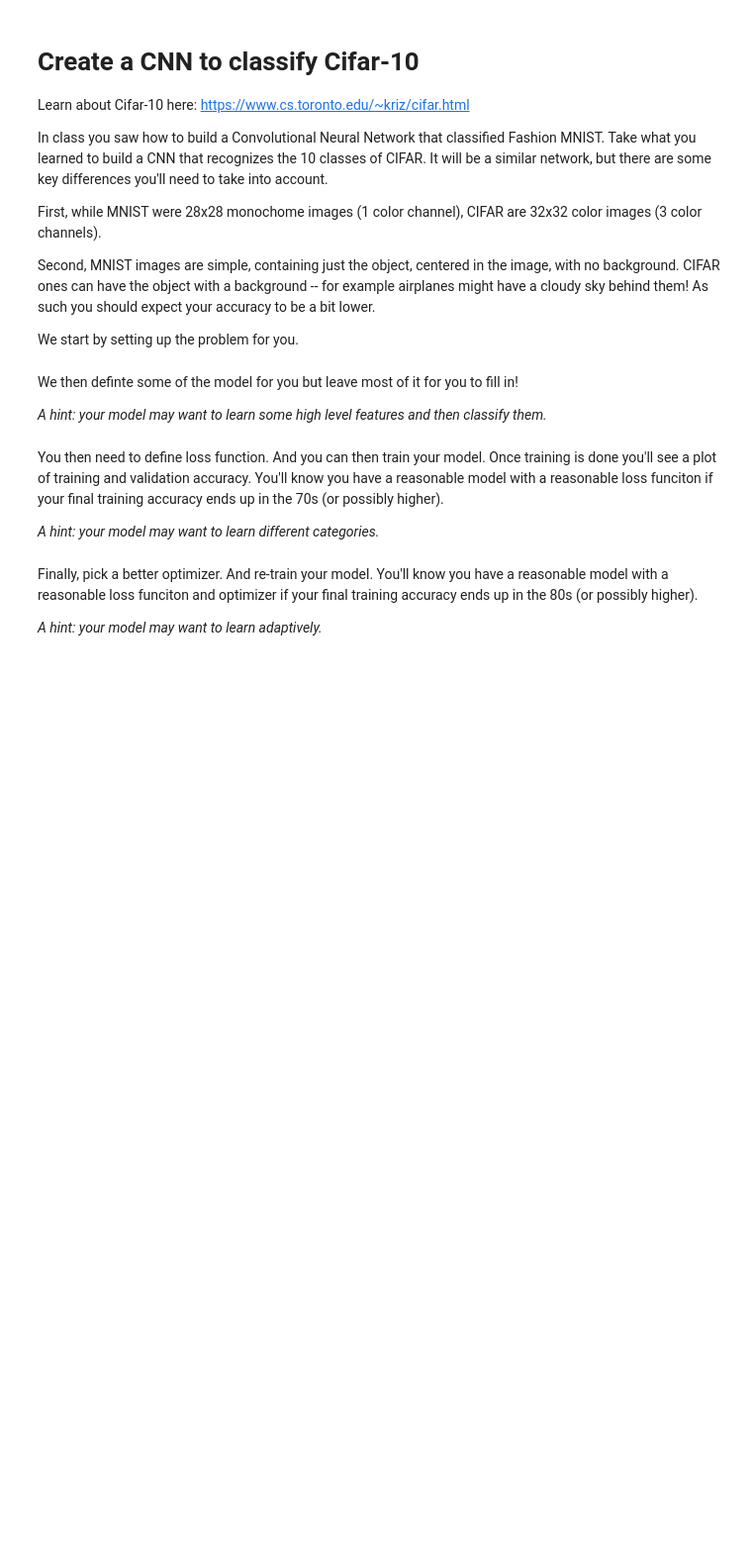
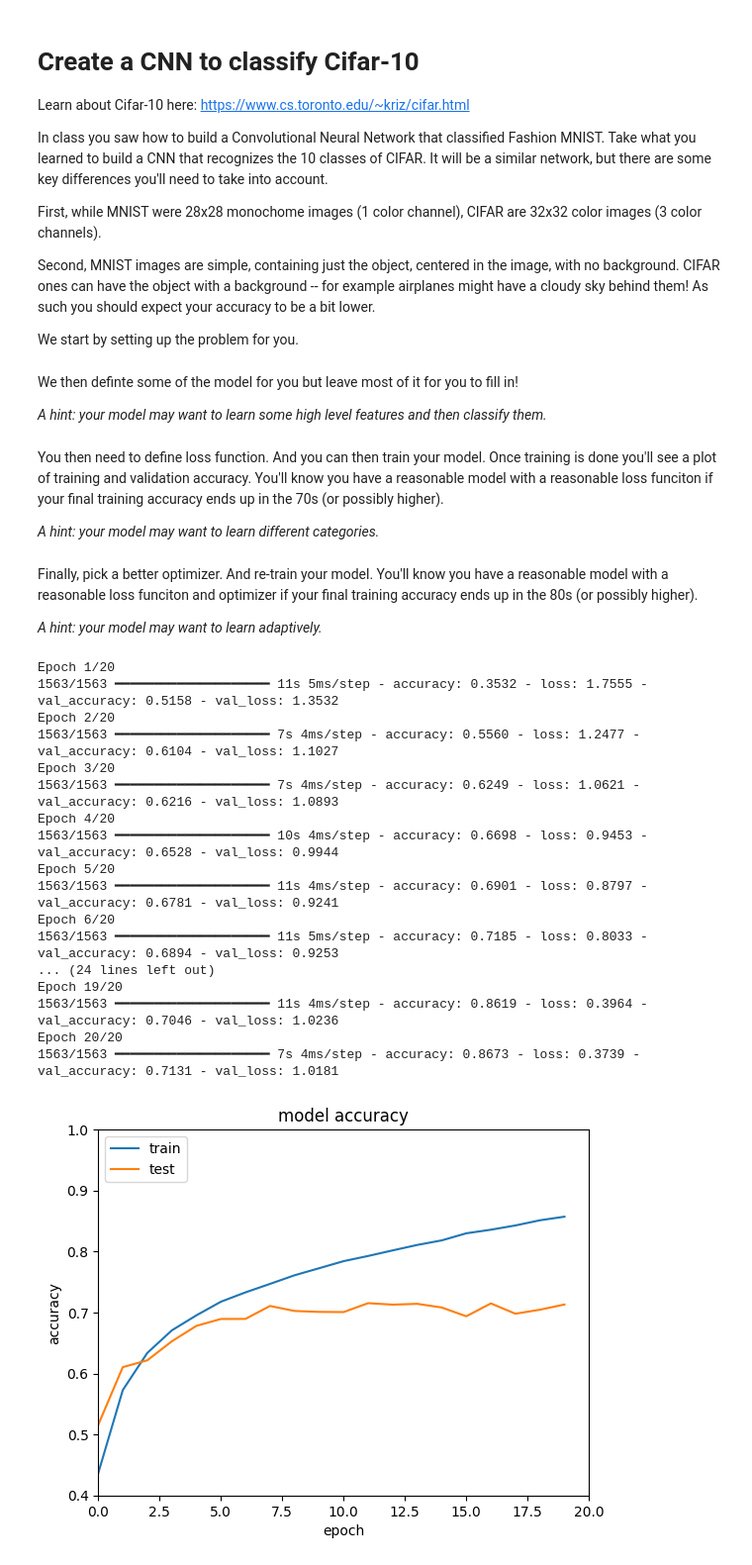
Before and after one commit to marciodbotas/MachineLearning, a Jupyter notebook: 2_3_9_Question.ipynb, the cells around one changed output. Shown at 99% size. Drawn from its saved outputs; the diff is of its cells as text; code cells hidden in the pictures; blank space fills up the shorter version.

```diff
--- a/2_3_9_Question.ipynb
+++ b/2_3_9_Question.ipynb
@@ -49,9 +30,28 @@ model = models.Sequential([
+# %%
+FIRST_LAYER = layers.Conv2D(32, (3, 3), activation='relu', input_shape=(32, 32, 3))
+HIDDEN_LAYER_TYPE_1 = layers.MaxPooling2D((2, 2))
+HIDDEN_LAYER_TYPE_2 = layers.Conv2D(64, (3, 3), activation='relu')
+HIDDEN_LAYER_TYPE_3 = layers.MaxPooling2D((2, 2))
+HIDDEN_LAYER_TYPE_4 = layers.Conv2D(64, (3, 3), activation='relu')
+HIDDEN_LAYER_TYPE_5 = layers.Dense(64, activation='relu')
+LAST_LAYER = layers.Dense(10)
+
+model = models.Sequential([
+       FIRST_LAYER,
+       HIDDEN_LAYER_TYPE_1,
+       HIDDEN_LAYER_TYPE_2,
+       HIDDEN_LAYER_TYPE_3,
+       HIDDEN_LAYER_TYPE_4,
+       layers.Flatten(),
+       HIDDEN_LAYER_TYPE_5,
+       LAST_LAYER,
+])
 # %% [markdown]
 You then need to define loss function. And you can then train your model. Once training is done you'll see a plot of training and validation accuracy. You'll know you have a reasonable model with a reasonable loss funciton if your final training accuracy ends up in the 70s (or possibly higher).
 
 *A hint: your model may want to learn different categories.*
 # %%
-LOSS = #YOUR CODE HERE#
+LOSS = tf.keras.losses.SparseCategoricalCrossentropy(from_logits=True)
 NUM_EPOCHS = 20 #You can change this value if you like to experiment with it to get better accuracy
 
 # Compile the model
@@ -78,24 +78,45 @@ Finally, pick a better optimizer. And re-train your model. You'll know you have
 
 *A hint: your model may want to learn adaptively.*
 # %%
-OPTIMIZER = #YOUR CODE HERE#
+LOSS = tf.keras.losses.SparseCategoricalCrossentropy(from_logits=True)
+NUM_EPOCHS = 20 #You can change this value if you like to experiment with it to get better accuracy
+OPTIMIZER = 'adam'
 
 # Compile the model
 model.compile(optimizer=OPTIMIZER,
               loss=LOSS,
               metrics=['accuracy'])
 
 # Fit the model
 history = model.fit(train_images, train_labels, epochs=NUM_EPOCHS,
                     validation_data=(test_images, test_labels))
 
 # summarize history for accuracy
 plt.plot(history.history['accuracy'])
 plt.plot(history.history['val_accuracy'])
 plt.title('model accuracy')
 plt.ylabel('accuracy')
 plt.xlabel('epoch')
 plt.legend(['train', 'test'], loc='upper left')
 plt.xlim([0,NUM_EPOCHS])
 plt.ylim([0.4,1.0])
 plt.show()
+# %% [output]
+Epoch 1/20
+1563/1563 ━━━━━━━━━━━━━━━━━━━━ 11s 5ms/step - accuracy: 0.3532 - loss: 1.7555 - val_accuracy: 0.5158 - val_loss: 1.3532
+Epoch 2/20
+1563/1563 ━━━━━━━━━━━━━━━━━━━━ 7s 4ms/step - accuracy: 0.5560 - loss: 1.2477 - val_accuracy: 0.6104 - val_loss: 1.1027
+Epoch 3/20
+1563/1563 ━━━━━━━━━━━━━━━━━━━━ 7s 4ms/step - accuracy: 0.6249 - loss: 1.0621 - val_accuracy: 0.6216 - val_loss: 1.0893
+Epoch 4/20
+1563/1563 ━━━━━━━━━━━━━━━━━━━━ 10s 4ms/step - accuracy: 0.6698 - loss: 0.9453 - val_accuracy: 0.6528 - val_loss: 0.9944
+Epoch 5/20
+1563/1563 ━━━━━━━━━━━━━━━━━━━━ 11s 4ms/step - accuracy: 0.6901 - loss: 0.8797 - val_accuracy: 0.6781 - val_loss: 0.9241
+Epoch 6/20
+1563/1563 ━━━━━━━━━━━━━━━━━━━━ 11s 5ms/step - accuracy: 0.7185 - loss: 0.8033 - val_accuracy: 0.6894 - val_loss: 0.9253
+... (24 lines left out)
+Epoch 19/20
+1563/1563 ━━━━━━━━━━━━━━━━━━━━ 11s 4ms/step - accuracy: 0.8619 - loss: 0.3964 - val_accuracy: 0.7046 - val_loss: 1.0236
+Epoch 20/20
+1563/1563 ━━━━━━━━━━━━━━━━━━━━ 7s 4ms/step - accuracy: 0.8673 - loss: 0.3739 - val_accuracy: 0.7131 - val_loss: 1.0181
+[figure, added]
```
Also changed, not shown: parts of 3 cells of this notebook.
